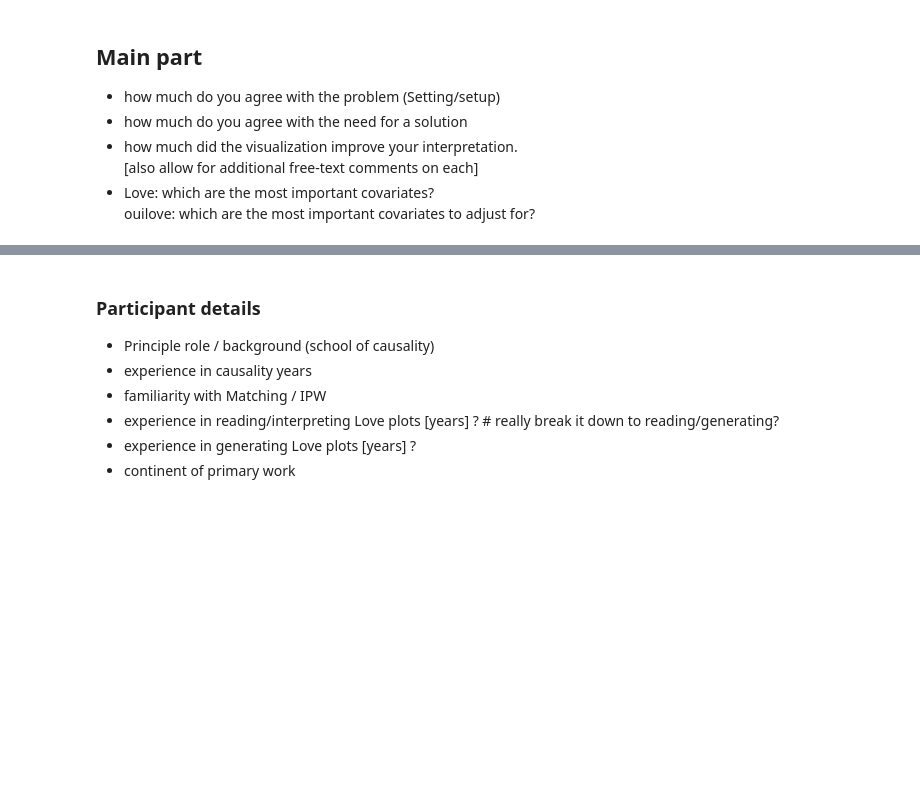
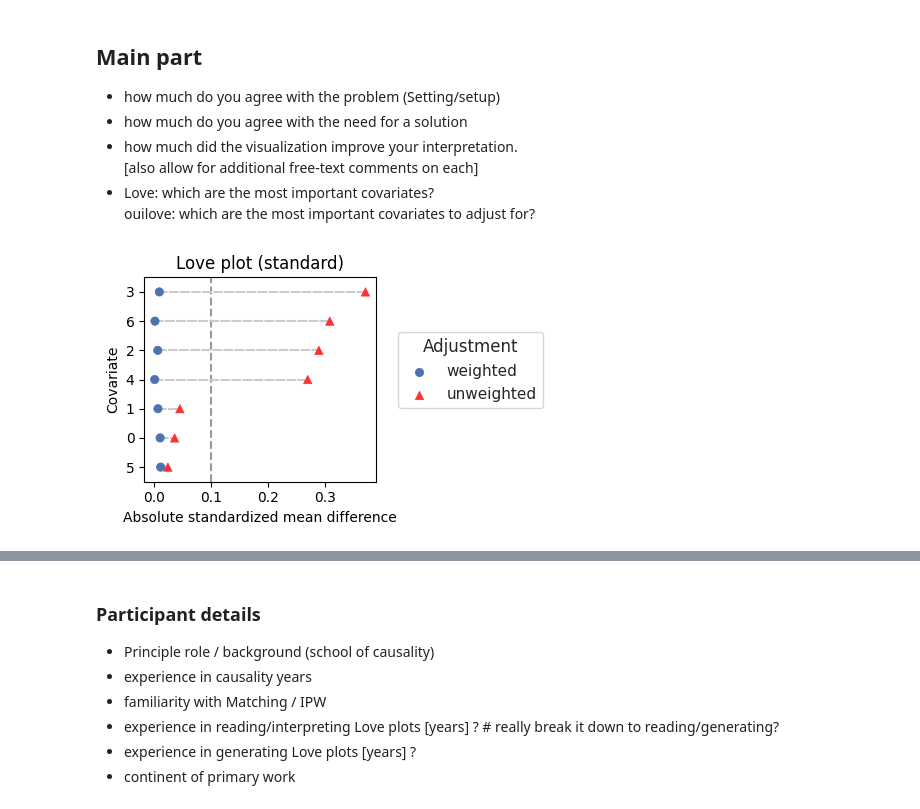
Before and after one commit to namag-ai/oui-plots, a Jupyter notebook: user_study/user_study_plots.ipynb, the cells around one changed output, grey strips where cells are left out. Saved outputs shown, nothing was run; the diff lists cells and outputs as text; code cells hidden in the pictures; blank space fills up the shorter version.

Commit message:
Love plot functioning question plots

```diff
--- a/user_study/user_study_plots.ipynb
+++ b/user_study/user_study_plots.ipynb
@@ -315,3 +315,21 @@ fig.savefig("figures/main.png")
  [also allow for additional free-text comments on each]
  * Love: which are the most important covariates?
    ouilove: which are the most important covariates to adjust for?
+# %%
+fig = mpl.figure.Figure(figsize=(7, 3))
+axes = fig.subplot_mosaic("AE", sharex=True)
+fig, axes = mpl.pyplot.subplot_mosaic("A", figsize=(3, 3), sharex=True, sharey=False)
+p = ouilove_plot(
+    ouiasmd,
+    plot_range=True,
+    order_by_importance=False,
+    opacity=False,
+    pointsize=False,
+    legend=True,
+    threshold=0.1, ax=axes["A"],
+)
+axes["A"].set_title("Love plot (standard)")
+fig.tight_layout()
+fig.savefig("figures/main-vanilla_love_plot.png", bbox_inches="tight")
+# %% [output]
+[figure, added]
```
Also changed, not shown: parts of 4 cells of this notebook, 4 other files.
